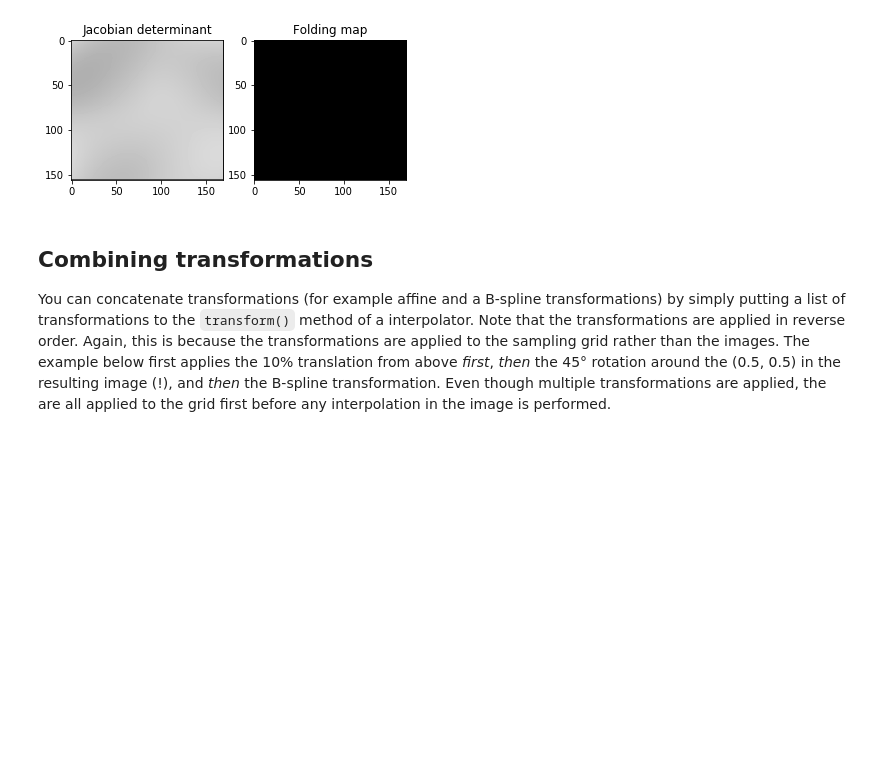
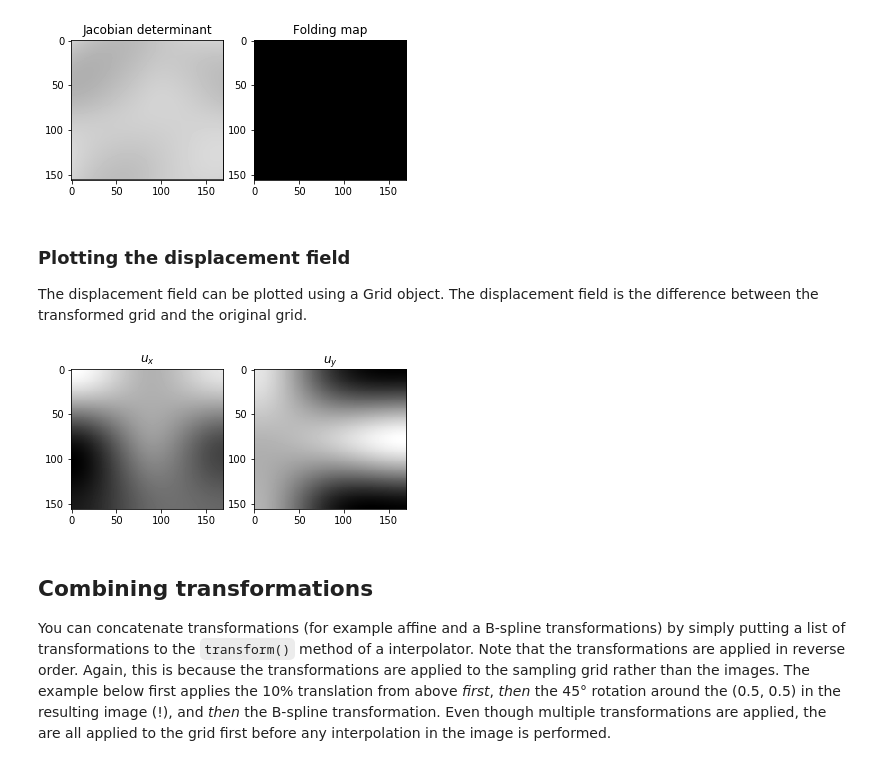
Before and after one commit to tueimage/gryds, a Jupyter notebook: tutorial.ipynb, the cells around one changed output. Drawn from its saved outputs; the diff is of its cells as text; code cells hidden in the pictures; blank space fills up the shorter version.

```diff
--- a/tutorial.ipynb
+++ b/tutorial.ipynb
@@ -181,6 +177,21 @@ ax[0].set_title('Jacobian determinant');
 ax[1].set_title('Folding map');
 # %% [output]
 [figure]
+# %% [markdown]
+### Plotting the displacement field
+The displacement field can be plotted using a Grid object. The displacement field is the difference between the transformed grid and the original grid.
+# %%
+my_grid = tr.Grid(image.shape)
+transformed_grid = my_grid.transform(my_folding_bspline_transformation)
+displacement_field = transformed_grid.grid - my_grid.grid
+
+fig, ax = plt.subplots(1, 2)
+ax[0].imshow(displacement_field[0]);
+ax[1].imshow(displacement_field[1]);
+ax[0].set_title('$u_x$');
+ax[1].set_title('$u_y$');
+# %% [output]
+[figure, added]
 # %% [markdown]
 ## Combining transformations
 
```
Also changed, not shown: parts of 23 cells of this notebook, 2 other files.
